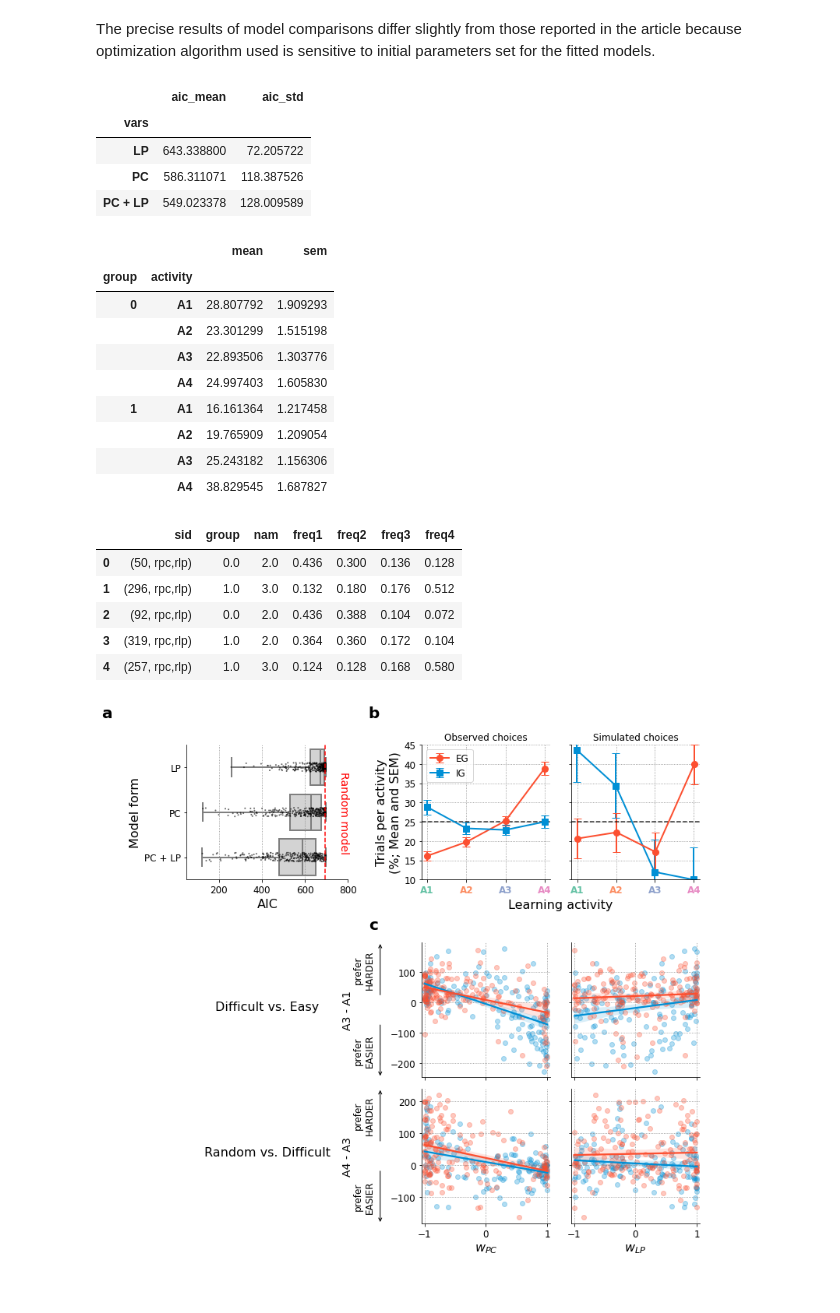
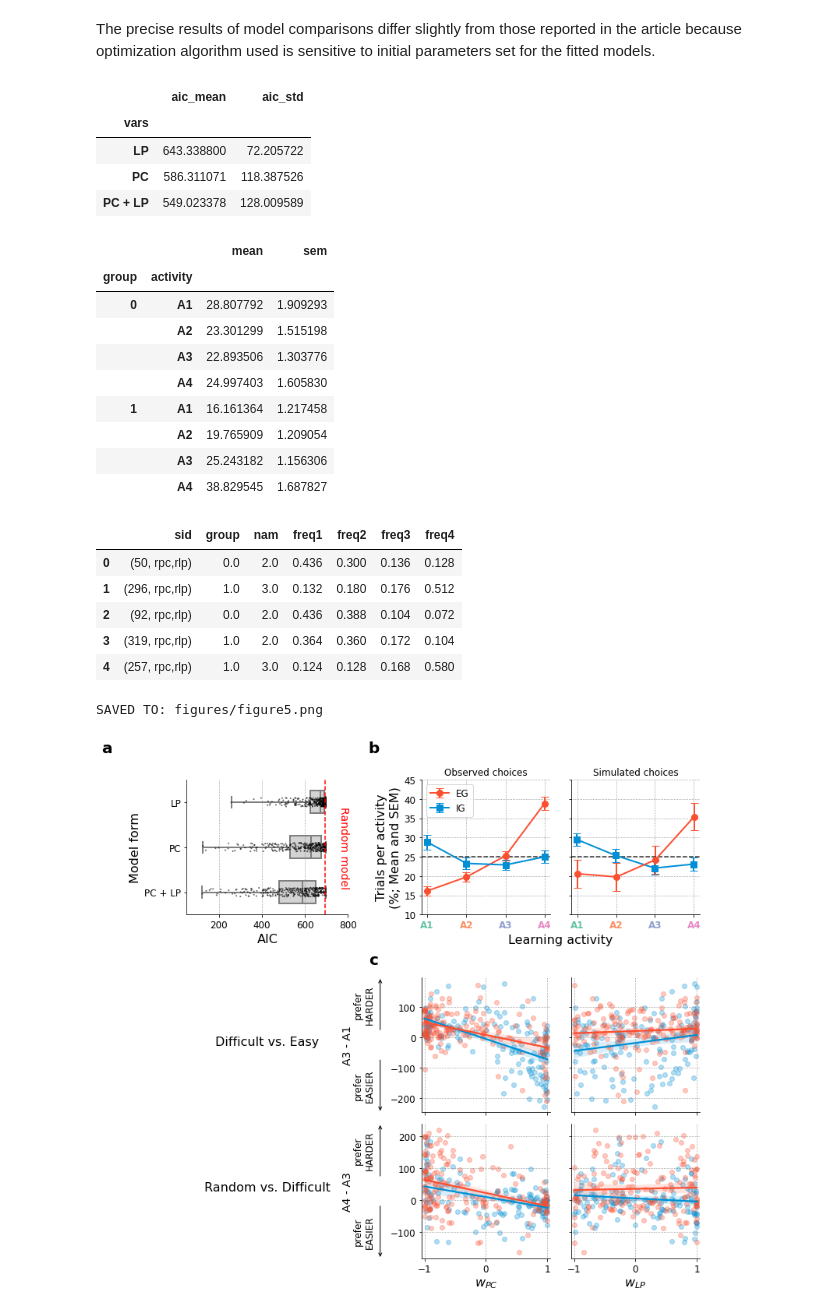
Before and after one commit to flowersteam/Humans-monitor-LP, a Jupyter notebook: prepare_figures.ipynb, the cells around one changed output. Drawn from its saved outputs; the diff is of its cells as text; code cells hidden in the pictures.

```diff
--- a/prepare_figures.ipynb
+++ b/prepare_figures.ipynb
@@ -533,7 +533,7 @@ def subfig_5a(ax, data_path):
     )
     sns.boxplot(
         x='aic', y='vars', data=plot_df.reset_index(), ax=ax,
-        color='lightgray', linewidth=2, order=df.index, whis=100
+        color='lightgray', linewidth=2, order=df.index, whis=100, width=.5
     )
     for v in ax.collections: v.set_edgecolor('w')
     # Add details
@@ -637,21 +637,20 @@ def subfig_5b2(ax, exposure_data_path, params_data_path, n_trials, n_subjects):
     for xt, c in zip(ax.get_xticklabels(), colors):
         xt.set_color(c)
     ax.tick_params(labelleft=False)
-    ax.set_title('Simulated choices', fontsize=12)
 #     ax.set_ylabel('Trials per activity\n(%; Mean and SEM)')
 #     ax.set_xlabel('Learning activity')
+    ax.set_title('Simulated choices', fontsize=12)
 
 
-def subfig_5c(axes_dict, params_data_path, modeling_data_path):
+def subfig_5c(axes_dict, params_data_path, modeling_data_path, norm=True):
     # Load params data and choose model form
     df1 = pd.read_csv(params_data_path).set_index(['sid', 'vars'])
     df1 = df1.loc[(slice(None), 'rpc,rlp'), :].drop(columns=['aic'])
     df1['norm'] = np.sqrt(df1.rpc**2 + df1.rlp**2)
-    # Load RelT data
-    df2 = pd.read_csv(modeling_data_path).filter(items=['sid', 'trial', 'relt1', 'relt2', 'relt3', 'relt4'])
-    df2 = df2.rename(columns=dict(zip(['relt'+s for s in '1234'],['n'+s for s in '1234'])))
+    # Load time choice data data
+    df2 = pd.read_csv(modeling_data_path).filter(items=['sid', 'trial', 'abst1', 'abst2', 'abst3', 'abst4'])
+    df2 = df2.rename(columns=dict(zip(['abst'+s for s in '1234'],['n'+s for s in '1234'])))
     df2 = df2.loc[df2.trial.eq(250), :].drop(columns='trial')
-    df2 = df2.set_index('sid') * 310
     # Merge datasets
     df = df1.merge(df2, on='sid').set_index('group')
     del df1, df2
@@ -662,12 +661,12 @@ def subfig_5c(axes_dict, params_data_path, modeling_data_path):
     for group in [0, 1]:
         for k, ax in axes_dict.items():
             contr, coef = k.split('%')
-            x = df.loc[group, coef] / df.loc[group, 'norm']
+            x = df.loc[group, coef] / df.loc[group, 'norm'] if norm else df.loc[group, coef]
             contr1, contr2 = contr.split('-')
             y = df.loc[group, 'n{}'.format(contr1)] - df.loc[group, 'n{}'.format(contr2)]
             sns.regplot(
                 x=x, y=y, ax=ax, color=gcolors[group],
-                scatter_kws={'alpha': .3, 'marker': 'os'[group]}
+                scatter_kws={'alpha': .3}
             )
             ax.set_xlim(-1.05, 1.05)
             if contr not in contrs:
@@ -675,6 +674,7 @@ def subfig_5c(axes_dict, params_data_path, modeling_data_path):
             if '4-3' in k:
                 ax.set_xlabel(r'${}$'.format(coef_labels[coef]))
             else:
+                ax.set_xlabel('')
                 ax.tick_params(labelbottom=False)
             if 'rlp' in k:
                 ax.tick_params(labelleft=False)
@@ -700,7 +700,6 @@ def subfig_5c(axes_dict, params_data_path, modeling_data_path):
             min_, max_ = min([xy[0][1], xy[1][1]]), max([xy[0][1], xy[1][1]])
             y = min_ + (max_-min_)/2
             ax.text(xy[0][0]-.1, y, ann, transform=ax.transAxes, fontsize=12, ha='center', va='center', rotation=90)
-
 
 
 def make_fig5(figname, save_to, save_as=''):
@@ -729,7 +728,7 @@ def make_fig5(figname, save_to, save_as=''):
         ax = ax_b2,
         exposure_data_path = 'data/exposure_data.csv',
         params_data_path = 'data/model_results/param_fits_clean.csv',
-        n_trials = 250, n_subjects = 5
+        n_trials = 250, n_subjects = 500
     )
 
     # Subplot (c)
@@ -739,7 +738,7 @@ def make_fig5(figname, save_to, save_as=''):
     for i, contr in enumerate(['3-1', '4-3']):
         for j, coef in enumerate(['rpc', 'rlp']):
             axes_c['%'.join([contr,coef])] = vut.pretty(fig.add_subplot(gs[2+i, 3+j]))
-    subfig_5c(axes_c, 'data/model_results/param_fits_clean.csv', 'data/model_data.csv')
+    subfig_5c(axes_c, 'data/model_results/param_fits_clean.csv', 'data/model_data.csv', True)
 
     # Save figure
     fig.tight_layout()
@@ -748,31 +747,32 @@ def make_fig5(figname, save_to, save_as=''):
         vut.save_it(fig, save_to, figname=figname, save_as=save_as, compress=False, dpi=100)
 
 
 make_fig5(
     figname='figure5',
     save_to='figures',
     save_as='' # File format (png, jpeg, svg, ...)
 )
 # %% [output]
 |  | aic_mean | aic_std |
 | vars |  |  |
 | LP | 643.338800 | 72.205722 |
 | PC | 586.311071 | 118.387526 |
 | PC + LP | 549.023378 | 128.009589 |
 |  |  | mean | sem |
 | group | activity |  |  |
 | 0 | A1 | 28.807792 | 1.909293 |
 |  | A2 | 23.301299 | 1.515198 |
 |  | A3 | 22.893506 | 1.303776 |
 |  | A4 | 24.997403 | 1.605830 |
 | 1 | A1 | 16.161364 | 1.217458 |
 |  | A2 | 19.765909 | 1.209054 |
 |  | A3 | 25.243182 | 1.156306 |
 |  | A4 | 38.829545 | 1.687827 |
 |  | sid | group | nam | freq1 | freq2 | freq3 | freq4 |
 | 0 | (50, rpc,rlp) | 0.0 | 2.0 | 0.436 | 0.300 | 0.136 | 0.128 |
 | 1 | (296, rpc,rlp) | 1.0 | 3.0 | 0.132 | 0.180 | 0.176 | 0.512 |
 | 2 | (92, rpc,rlp) | 0.0 | 2.0 | 0.436 | 0.388 | 0.104 | 0.072 |
 | 3 | (319, rpc,rlp) | 1.0 | 2.0 | 0.364 | 0.360 | 0.172 | 0.104 |
 | 4 | (257, rpc,rlp) | 1.0 | 3.0 | 0.124 | 0.128 | 0.168 | 0.580 |
+SAVED TO: figures/figure5.png
-[figure, old version]
+[figure, new version]
```
Also changed, not shown: parts of 5 cells of this notebook, 1 other file.
